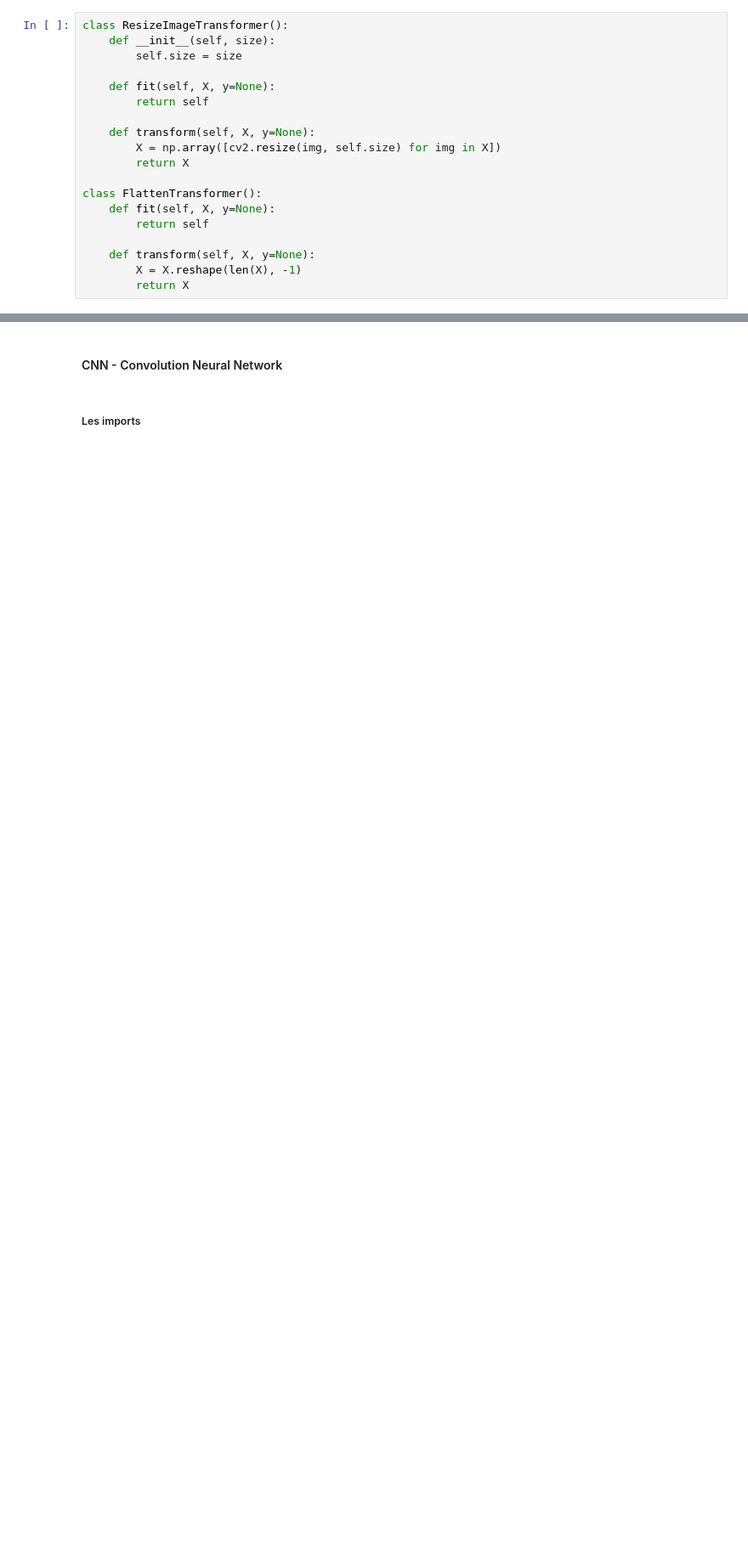
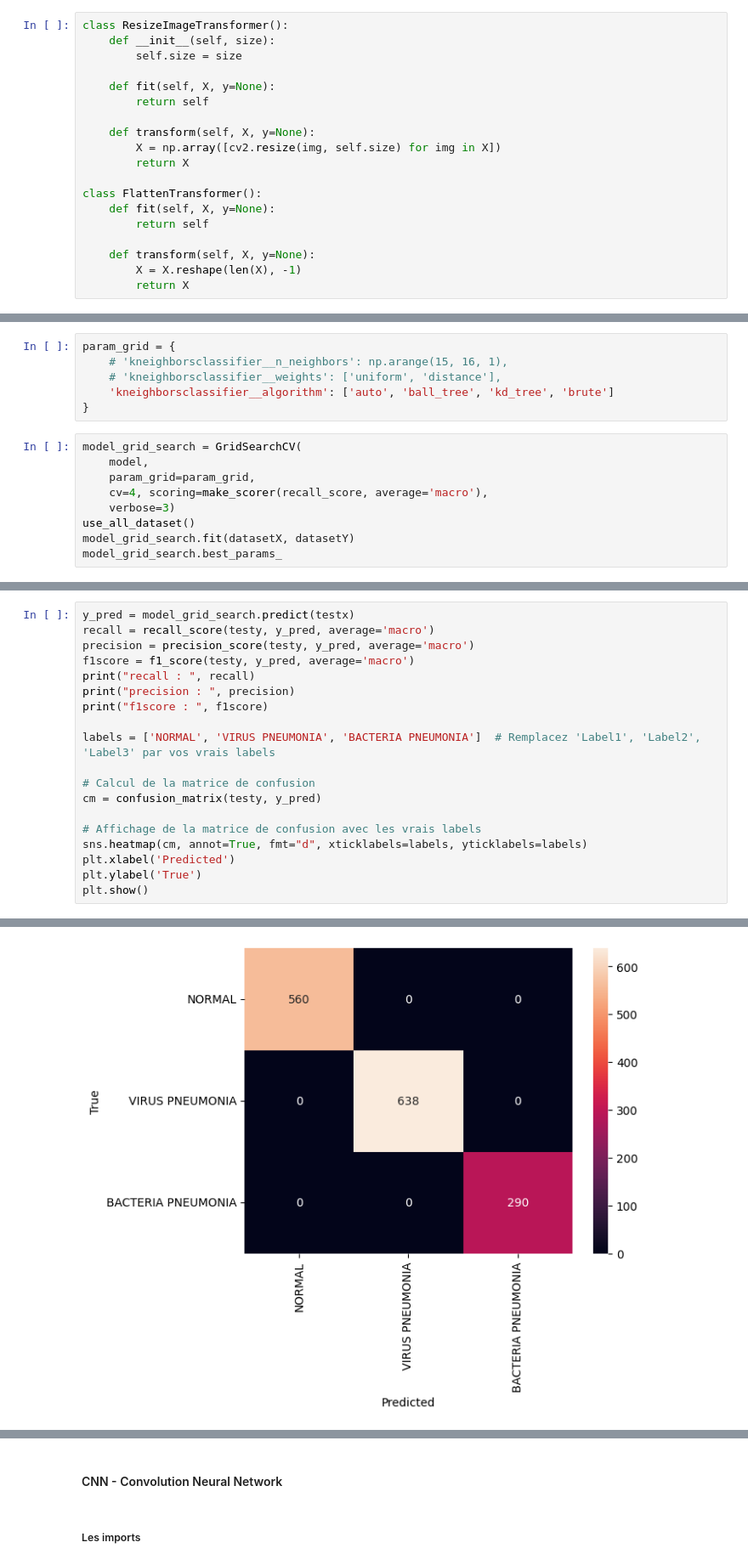
Before and after one commit to YvanDesPatates/IA_XRay_chest, a Jupyter notebook: predicting_3_classes.ipynb, the cells around one changed output, grey strips where cells are left out. Shown at 85% size. Cells and saved outputs as stored; diff of their text form; blank space fills up the shorter version.

```diff
--- a/predicting_3_classes.ipynb
+++ b/predicting_3_classes.ipynb
@@ -212,0 +258,15 @@ plt.show()
+# %%
+param_grid = {
+    # 'kneighborsclassifier__n_neighbors': np.arange(15, 16, 1),
+    # 'kneighborsclassifier__weights': ['uniform', 'distance'],
+    'kneighborsclassifier__algorithm': ['auto', 'ball_tree', 'kd_tree', 'brute']
+}
+# %%
+model_grid_search = GridSearchCV(
+    model,
+    param_grid=param_grid,
+    cv=4, scoring=make_scorer(recall_score, average='macro'),
+    verbose=3)
+use_all_dataset()
+model_grid_search.fit(datasetX, datasetY)
+model_grid_search.best_params_
@@ -212,0 +279,20 @@ plt.show()
+# %%
+y_pred = model_grid_search.predict(testx)
+recall = recall_score(testy, y_pred, average='macro')
+precision = precision_score(testy, y_pred, average='macro')
+f1score = f1_score(testy, y_pred, average='macro')
+print("recall : ", recall)
+print("precision : ", precision)
+print("f1score : ", f1score)
+
+labels = ['NORMAL', 'VIRUS PNEUMONIA', 'BACTERIA PNEUMONIA']  # Remplacez 'Label1', 'Label2', 'Label3' par vos vrais labels
+
+# Calcul de la matrice de confusion
+cm = confusion_matrix(testy, y_pred)
+
+# Affichage de la matrice de confusion avec les vrais labels
+sns.heatmap(cm, annot=True, fmt="d", xticklabels=labels, yticklabels=labels)
+plt.xlabel('Predicted')
+plt.ylabel('True')
+plt.show()
+# %% [output]
@@ -212,0 +302 @@ plt.show()
+[figure, added]
```
Also changed, not shown: parts of 25 cells of this notebook.
